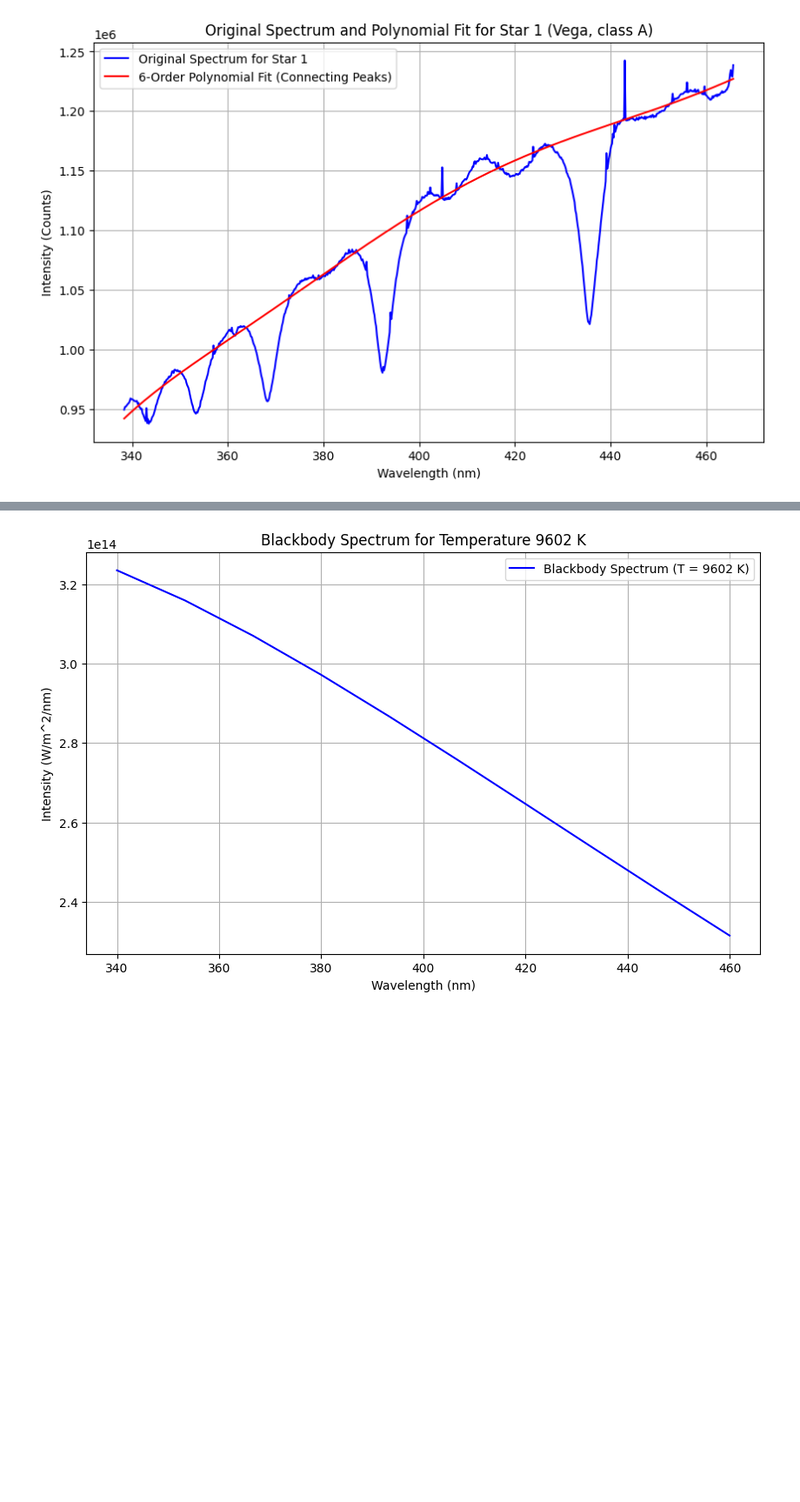
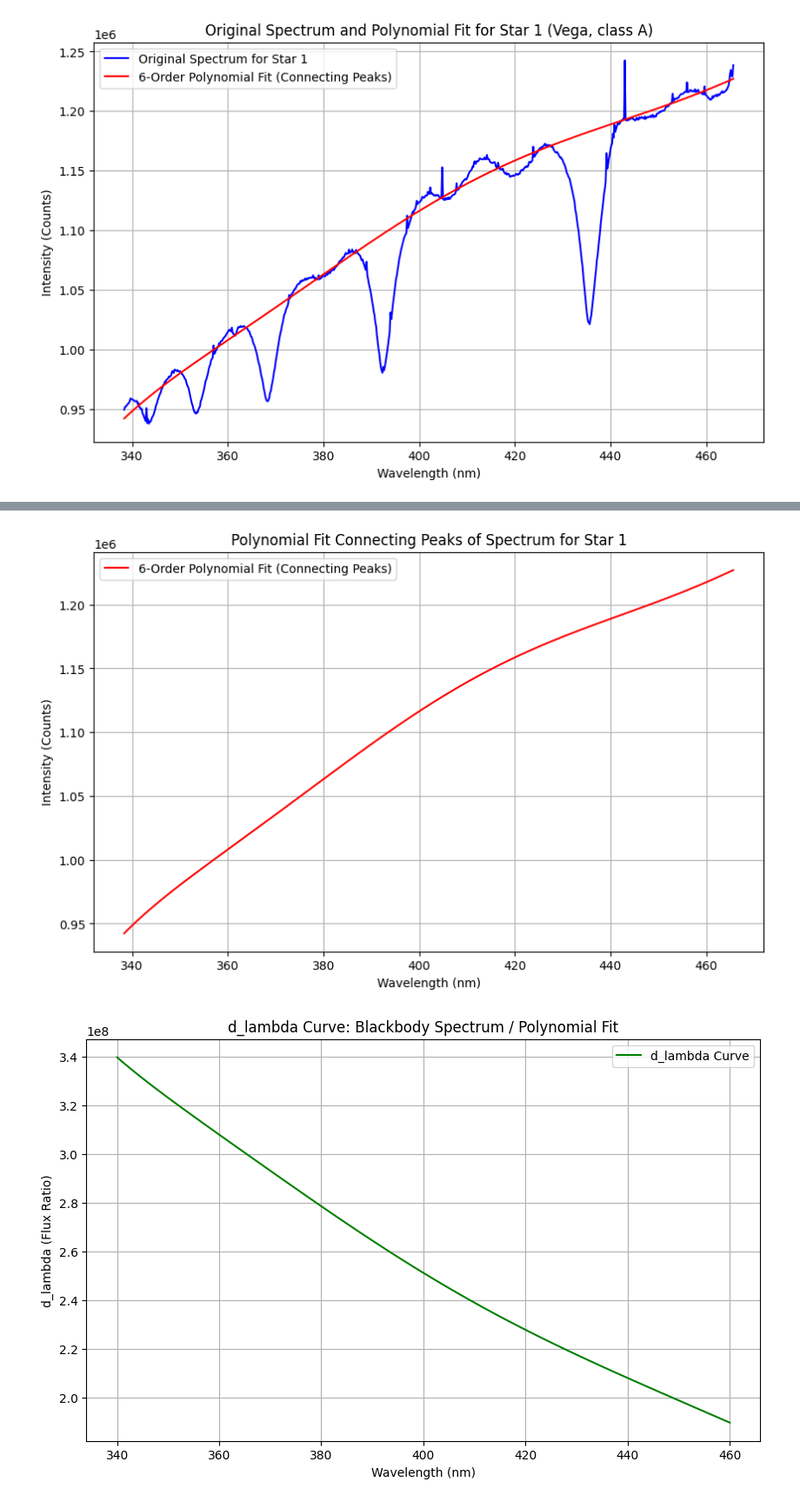
Before and after one commit to emsonmez/AST_443, a Jupyter notebook: Lab_2/Jiyun_Work/Lab_2.2.ipynb, the cells around one changed output, grey strips where cells are left out. Shown at 87% size. Saved outputs shown, nothing was run; the diff lists cells and outputs as text; code cells hidden in the pictures; blank space fills up the shorter version.

```diff
--- a/Lab_2/Jiyun_Work/Lab_2.2.ipynb
+++ b/Lab_2/Jiyun_Work/Lab_2.2.ipynb
@@ -1055,28 +1110,50 @@ def calculate_blackbody_spectrum(wavelengths, temperature):
 # %%
-def plot_blackbody_spectrum(wavelengths, temperature):
+def calculate_d_lambda_combined(wavelengths, temperature, corrected_spectra_images, coefficients):
     """
-    Plot the blackbody spectrum for a given temperature.
+    Calculate the d_lambda curve by dividing the blackbody spectrum by the polynomial fit of the spectrum.
 
     :param wavelengths: Wavelengths in nm for which to calculate the spectrum.
     :type wavelengths: np.ndarray
     :param temperature: Temperature of the blackbody in Kelvin.
     :type temperature: float
+    :param corrected_spectra_images: List of corrected spectra images for stars.
+    :type corrected_spectra_images: list of np.ndarray
+    :param coefficients: Coefficients of the linear fit for wavelength conversion.
+    :type coefficients: tuple
+    :return: Wavelengths and corresponding d_lambda values.
+    :rtype: tuple(np.ndarray, np.ndarray)
     """
     # Calculate the blackbody spectrum
     blackbody_spectrum = calculate_blackbody_spectrum(wavelengths, temperature)
 
-    # Plotting the blackbody spectrum
+    # Get the polynomial fit for the first star
+    wavelengths_fit, polynomial_fit_values = process_star_spectra_connected_only(corrected_spectra_images, coefficients)
+
+    # Interpolate the polynomial fit values to match the blackbody spectrum wavelengths
+    interpolation_function = interp1d(wavelengths_fit, polynomial_fit_values, kind='linear', fill_value="extrapolate")
+    interpolated_fit_values = interpolation_function(wavelengths)
+
+    # Calculate d_lambda by dividing the blackbody flux by the interpolated polynomial fit values
+    d_lambda = blackbody_spectrum / interpolated_fit_values
+
+    # Plot the d_lambda curve
     plt.figure(figsize=(10, 6))
-    plt.plot(wavelengths, blackbody_spectrum, label=f'Blackbody Spectrum (T = {temperature} K)', color='blue')
+    plt.plot(wavelengths, d_lambda, label='d_lambda Curve', color='green')
     plt.xlabel('Wavelength (nm)')
-    plt.ylabel('Intensity (W/m^2/nm)')
-    plt.title(f'Blackbody Spectrum for Temperature {temperature} K')
+    plt.ylabel('d_lambda (Flux Ratio)')
+    plt.title('d_lambda Curve: Blackbody Spectrum / Polynomial Fit')
     plt.legend()
     plt.grid(True)
     plt.show()
 
+    return wavelengths, d_lambda
+
+
+
 # Example usage
-wavelengths = np.linspace(340,460,10)  # Wavelengths from 100 nm to 3000 nm
-plot_blackbody_spectrum(wavelengths, 9602)  # Plot for a temperature of 5778 K
+wavelengths = np.linspace(340, 460, 100)  # Wavelengths from 340 nm to 460 nm
+
+calculate_d_lambda_combined(wavelengths, 9602, corrected_spectra_images, coefficients)
 # %% [output]
-[figure, old version]
+[figure, new version]
+[figure, added]
```
Also changed, not shown: parts of 14 cells of this notebook.
